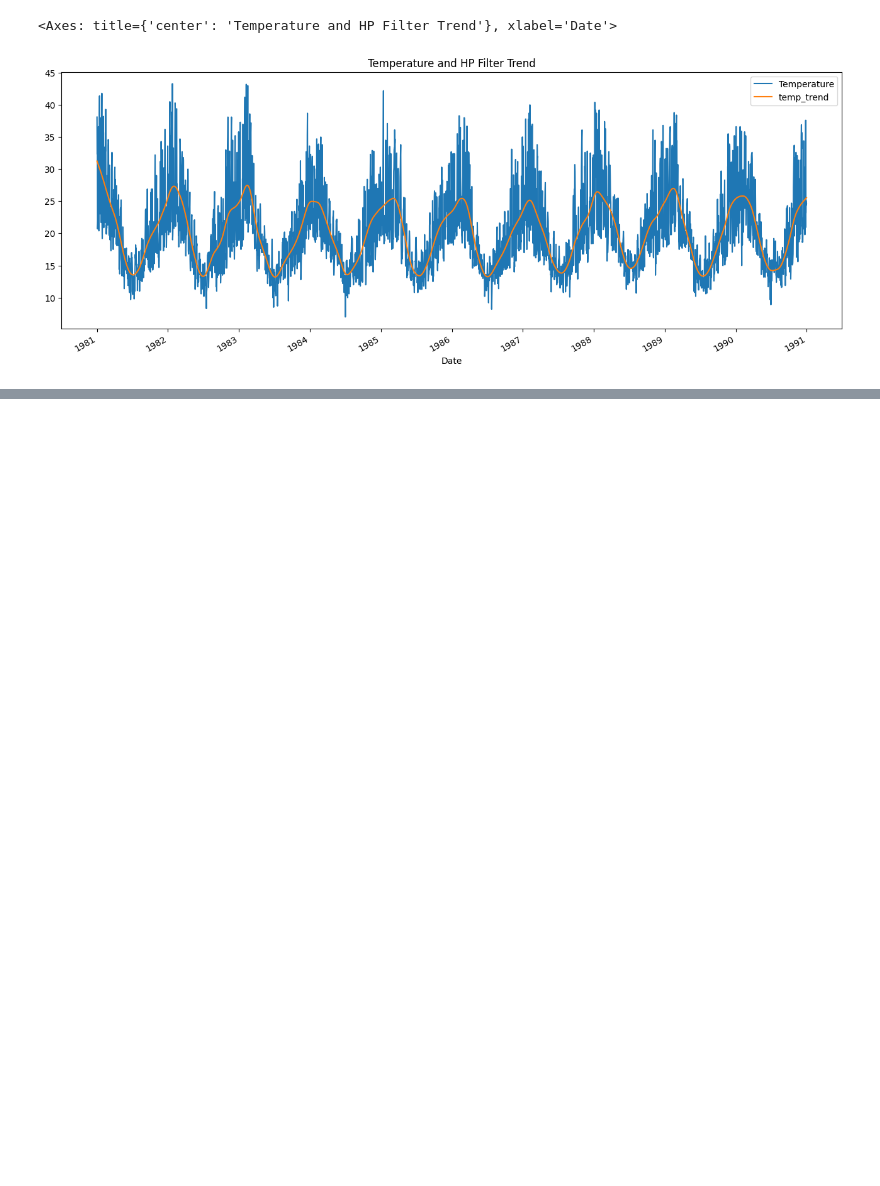
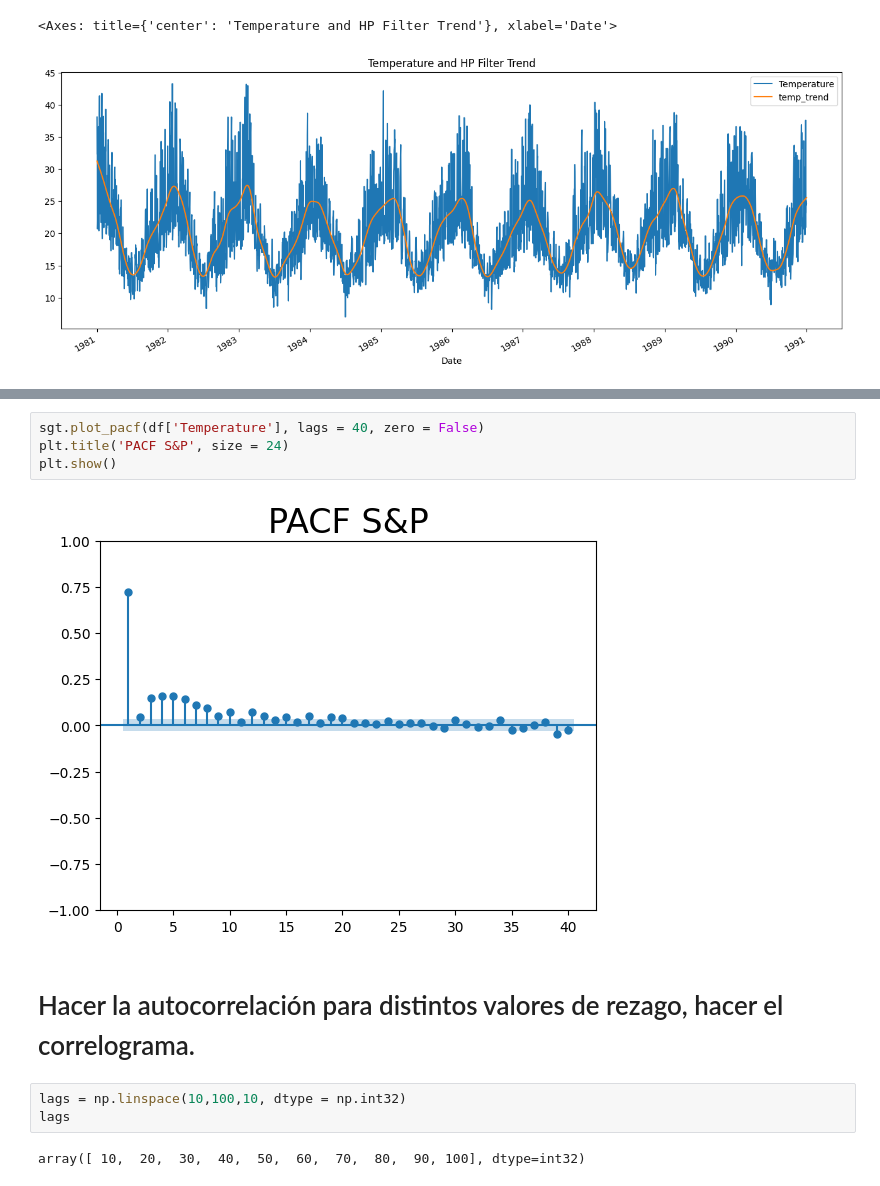
Before and after one commit to AbeRodz/Time-series, a Jupyter notebook: tp_1.ipynb, the cells around one changed output, grey strips where cells are left out. Drawn from its saved outputs; the diff is of its cells as text; blank space fills up the shorter version.

```diff
--- a/tp_1.ipynb
+++ b/tp_1.ipynb
@@ -209,0 +207,13 @@ df[['Temperature', 'temp_trend']].plot(title='Temperature and HP Filter Trend',f
+# %%
+sgt.plot_pacf(df['Temperature'], lags = 40, zero = False)
+plt.title('PACF S&P', size = 24)
+plt.show()
+# %% [output]
+[figure, added]
+# %% [markdown]
+# Hacer la autocorrelación para distintos valores de rezago, hacer el correlograma.
+# %%
+lags = np.linspace(10,100,10, dtype = np.int32)
+lags
+# %% [output]
+array([ 10,  20,  30,  40,  50,  60,  70,  80,  90, 100], dtype=int32)
```
Also changed, not shown: parts of 33 cells of this notebook.
